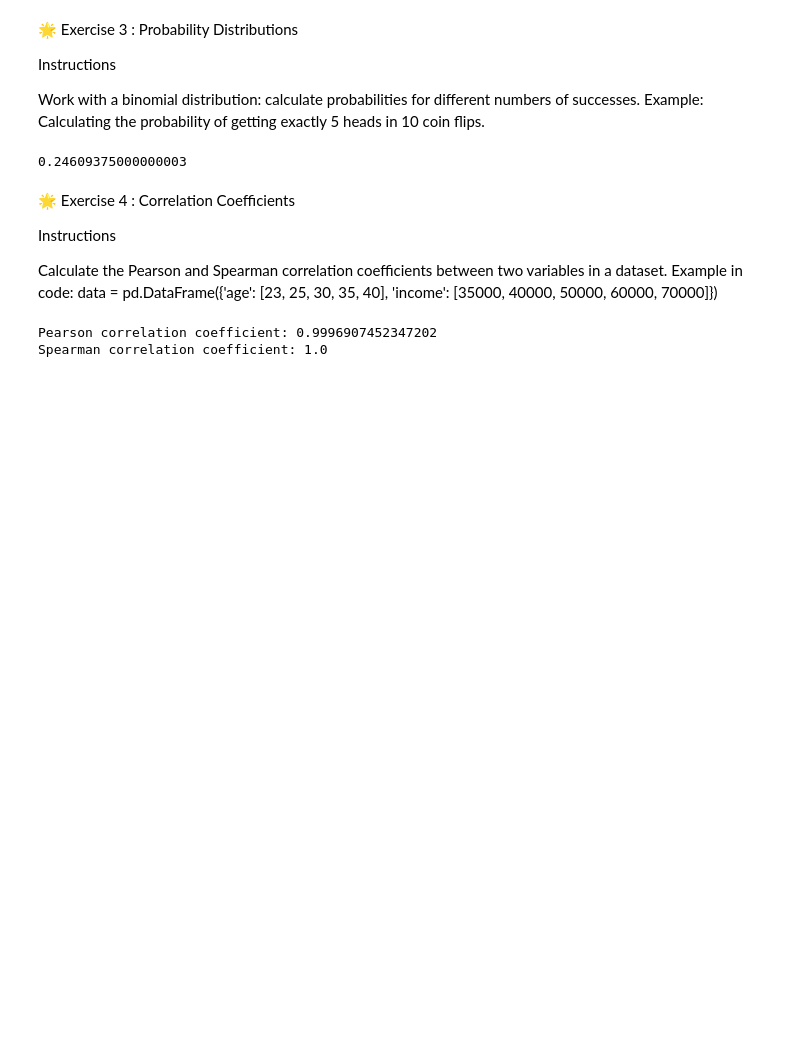
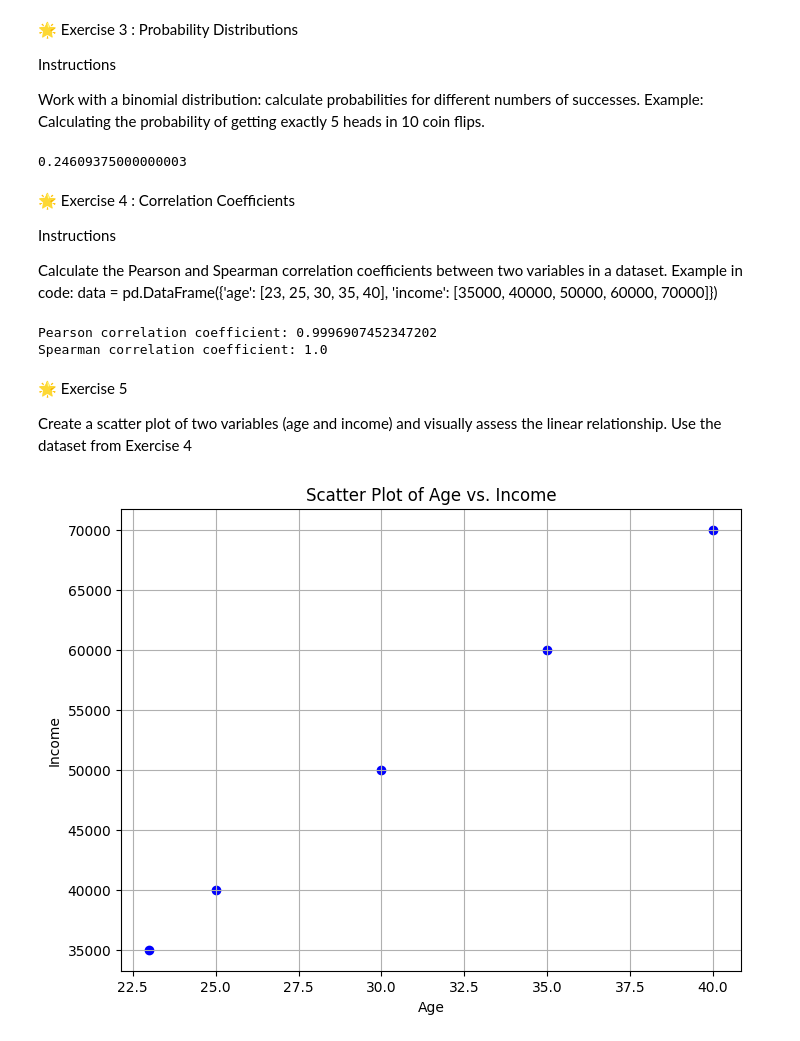
Before and after one commit to Ester-Taniya/DI-Bootcamp, a Jupyter notebook: Week6/Day4 /XP_w6_d4.ipynb, the cells around one changed output. Cells and saved outputs as stored; diff of their text form; code cells hidden in the pictures; blank space fills up the shorter version.

```diff
--- a/Week6/Day4 /XP_w6_d4.ipynb
+++ b/Week6/Day4 /XP_w6_d4.ipynb
@@ -126,3 +126,22 @@ print("Spearman correlation coefficient:", data.corr(method="spearman")["age"]["
 # %% [output]
 Pearson correlation coefficient: 0.9996907452347202
 Spearman correlation coefficient: 1.0
+# %% [markdown]
+🌟 Exercise 5
+
+Create a scatter plot of two variables (age and income) and visually assess the linear relationship. Use the dataset from Exercise 4
+# %%
+import pandas as pd
+import matplotlib.pyplot as plt
+
+data = pd.DataFrame({'age': [23, 25, 30, 35, 40], 'income': [35000, 40000, 50000, 60000, 70000]})
+
+plt.figure(figsize=(8, 6))
+plt.scatter(data['age'], data['income'], color='blue')
+plt.title('Scatter Plot of Age vs. Income')
+plt.xlabel('Age')
+plt.ylabel('Income')
+plt.grid(True)
+plt.show()
+# %% [output]
+[figure, added]
```
